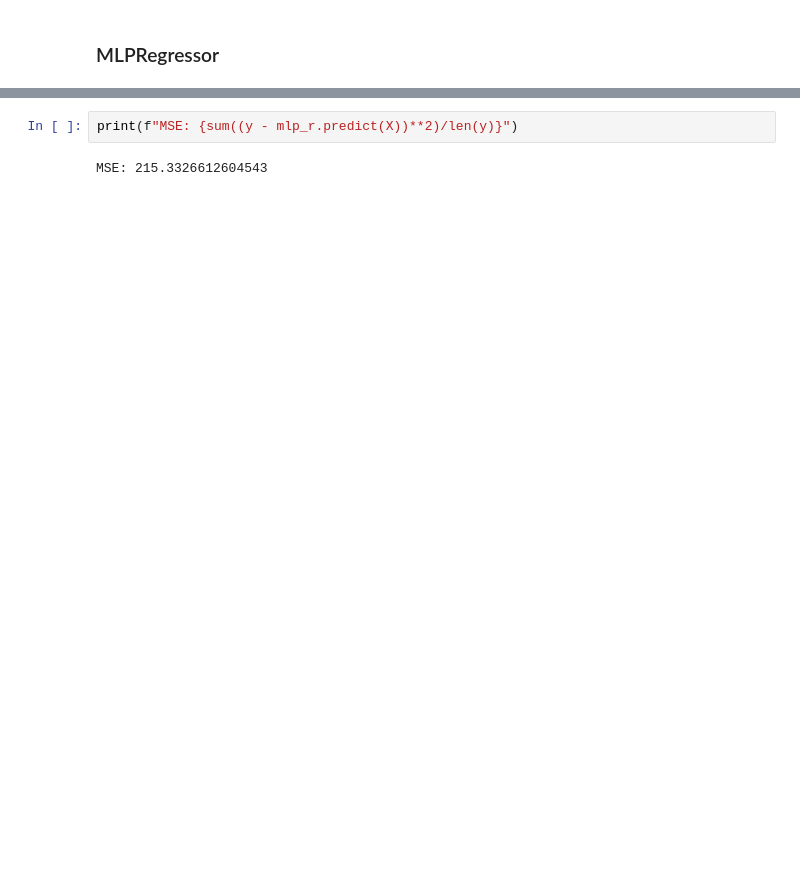
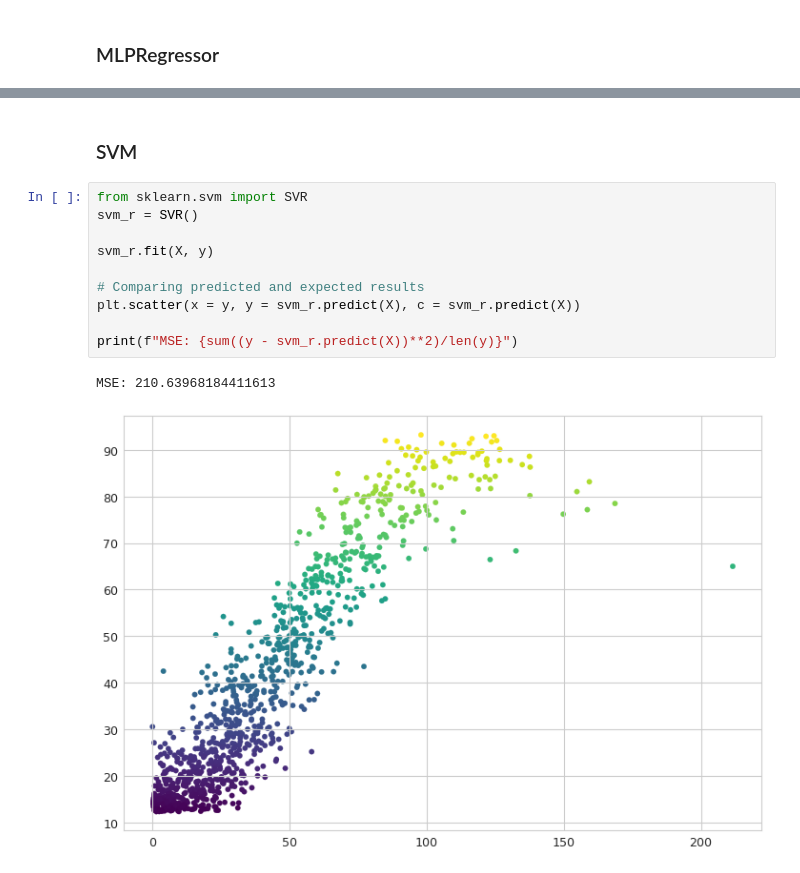
Before and after one commit to daireiscool/complex_machine_learning, a Jupyter notebook: LinearRegression.ipynb, the cells around one changed output, grey strips where cells are left out. Cells and saved outputs as stored; diff of their text form; blank space fills up the shorter version.

Commit message:
Comparing to non-linear regression

```diff
--- a/LinearRegression.ipynb
+++ b/LinearRegression.ipynb
@@ -180,4 +172,15 @@ plt.scatter(x = y, y = mlp_r.predict(X), c = mlp_r.predict(X))
-# %%
-print(f"MSE: {sum((y - mlp_r.predict(X))**2)/len(y)}")
-# %% [output]
-MSE: 215.3326612604543
+# %% [markdown]
+### SVM
+# %%
+from sklearn.svm import SVR
+svm_r = SVR()
+
+svm_r.fit(X, y)
+
+# Comparing predicted and expected results
+plt.scatter(x = y, y = svm_r.predict(X), c = svm_r.predict(X))
+
+print(f"MSE: {sum((y - svm_r.predict(X))**2)/len(y)}")
+# %% [output]
+MSE: 210.63968184411613
+[figure, added]
```
Also changed, not shown: parts of 8 cells of this notebook.
